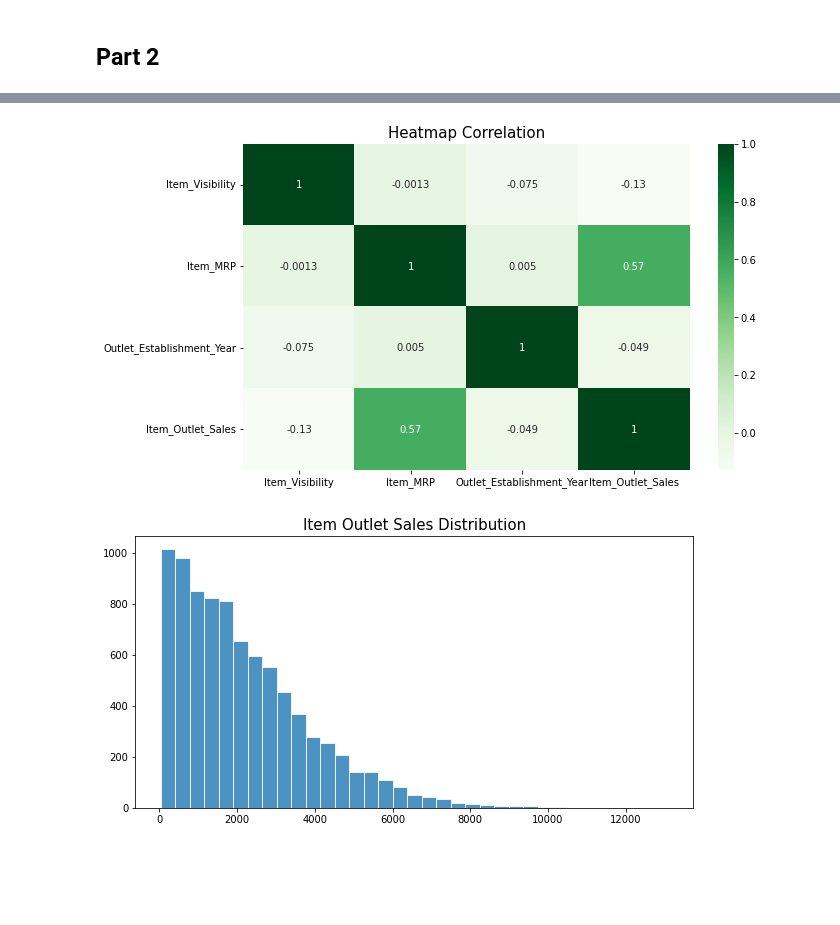
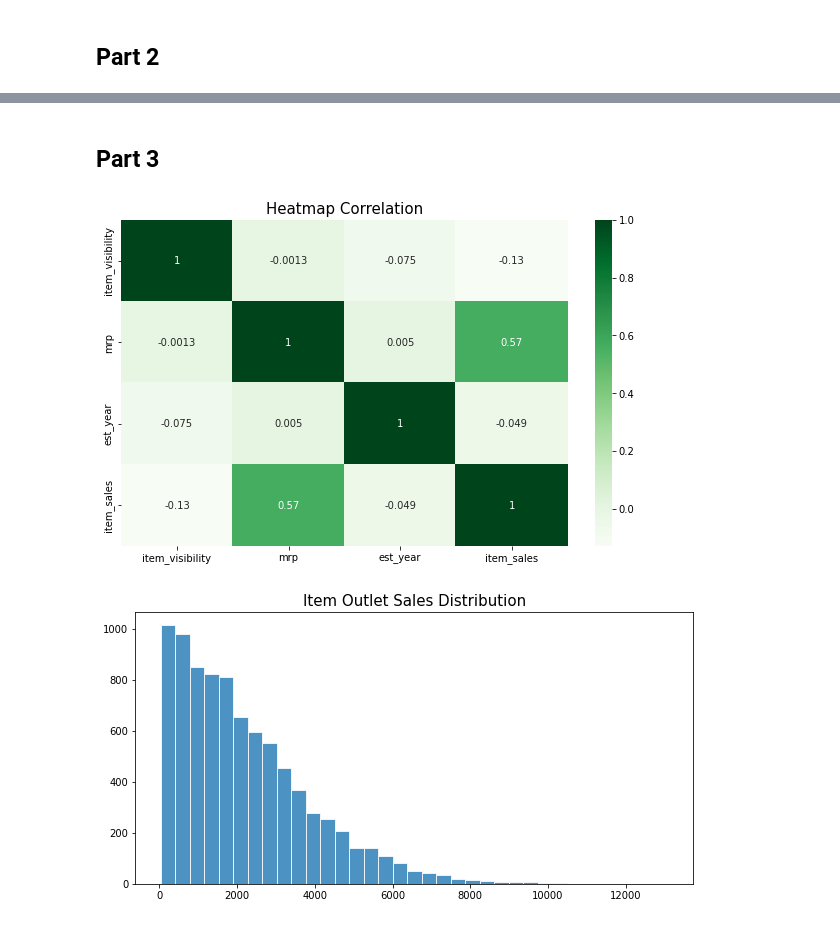
Before and after one commit to thelemoncookie-data/01_Project, a Jupyter notebook: Sales_Predictions_Part_2.ipynb, the cells around one changed output, grey strips where cells are left out. Saved outputs shown, nothing was run; the diff lists cells and outputs as text; code cells hidden in the pictures; blank space fills up the shorter version.

```diff
--- a/Sales_Predictions_Part_2.ipynb
+++ b/Sales_Predictions_Part_2.ipynb
@@ -16,2 +18,2 @@ Drive already mounted at /content/drive; to attempt to forcibly remount, call dr
 # %%
-sales_predictions = pd.read_csv('/content/drive/MyDrive/02 Week 2: Pandas/sales_predictions (2).csv')
+sales = pd.read_csv('/content/drive/MyDrive/02 Week 2: Pandas/sales_predictions (2).csv')
@@ -116,2 +20,18 @@ sales_predictions
 # %% [markdown]
 ## Part 2
+# %%
+rename = {'Item_Identifier': 'item_id',
+'Item_Weight': 'item_weight',
+'Item_Fat_Content': 'item_fat_content',
+'Item_Visibility': 'item_visibility',
+'Item_Type': 'item_type',
+'Item_MRP': 'mrp',
+'Outlet_Identifier': 'outlet_id',
+'Outlet_Establishment_Year': 'est_year',
+'Outlet_Size': 'outlet_size',
+'Outlet_Location_Type': 'loc_type',
+'Outlet_Type': 'outlet_type',
+'Item_Outlet_Sales': 'item_sales'
+}
+sales.rename(columns=rename, inplace=True)
+sales.head()
@@ -117,0 +76,3 @@ sales_predictions
+# %%
+## These cols dont contribute much to sales perdictions. Outlet size might contribute a little but overall not that much.
+sales = sales.drop(columns=['item_weight','outlet_size'])
@@ -117,0 +93,6 @@ sales_predictions
+# %%
+#adjusting categorical errors
+sales['item_fat_content'] = sales['item_fat_content'].replace('LF', 'Low Fat')
+sales['item_fat_content'] = sales['item_fat_content'].replace('low fat', 'Low Fat')
+sales['item_fat_content'] = sales['item_fat_content'].replace('reg', 'Regular')
+sales.item_fat_content.unique()
@@ -118,12 +113,14 @@ sales_predictions
+# %% [markdown]
+## Part 3
 # %%
 #Heatmap
-corr = sales_predictions.corr()
+corr = sales.corr()
 plt.figure(figsize=(10,6),)
 sns.heatmap(corr, cmap='Greens', annot=True)
 plt.title('Heatmap Correlation', fontsize=15)
 plt.show()
 # %% [output]
-[figure, old version]
+[figure, new version]
 # %%
 #Histogram
 plt.figure(figsize=(10,5))
```
Also changed, not shown: parts of 30 cells of this notebook.
